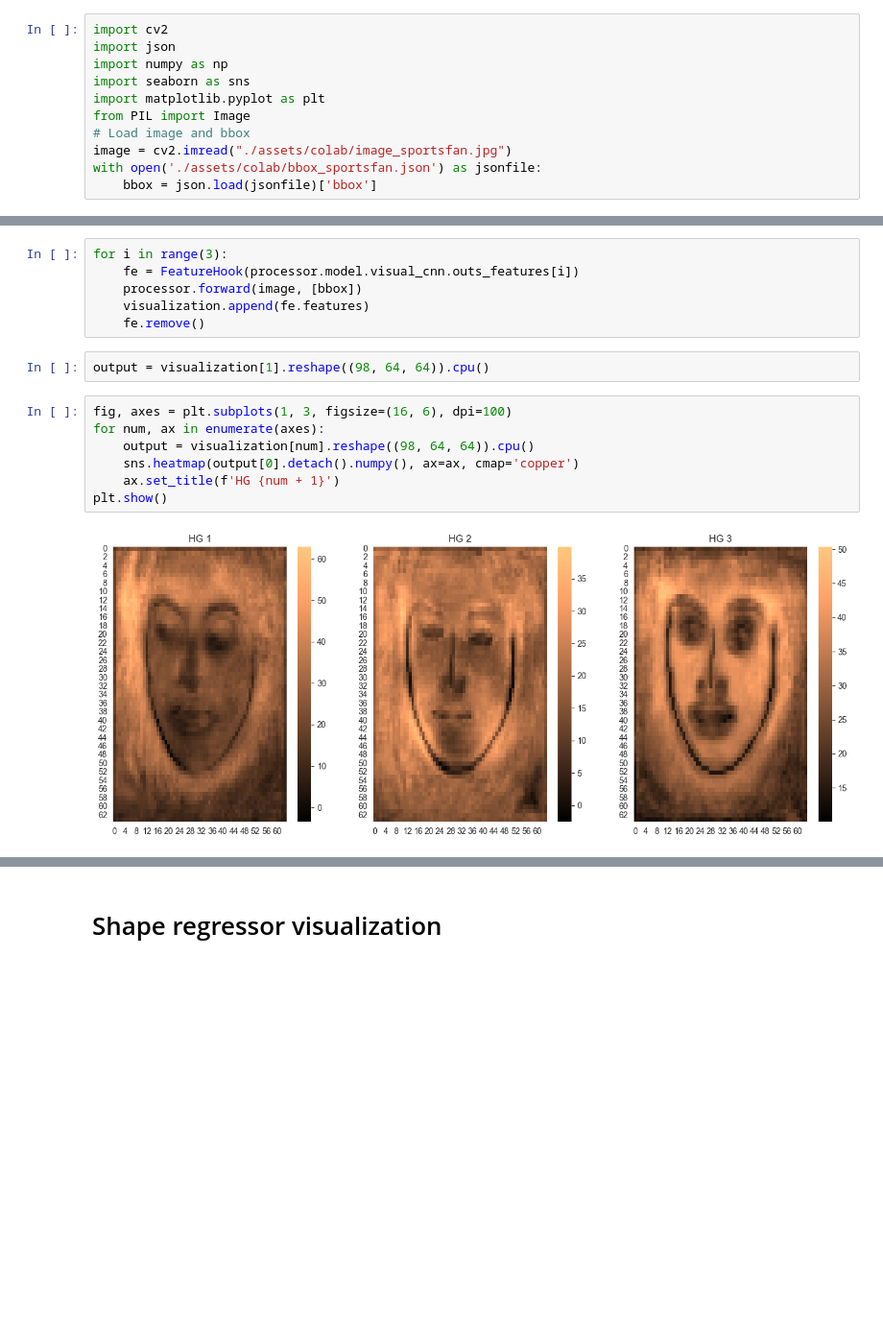
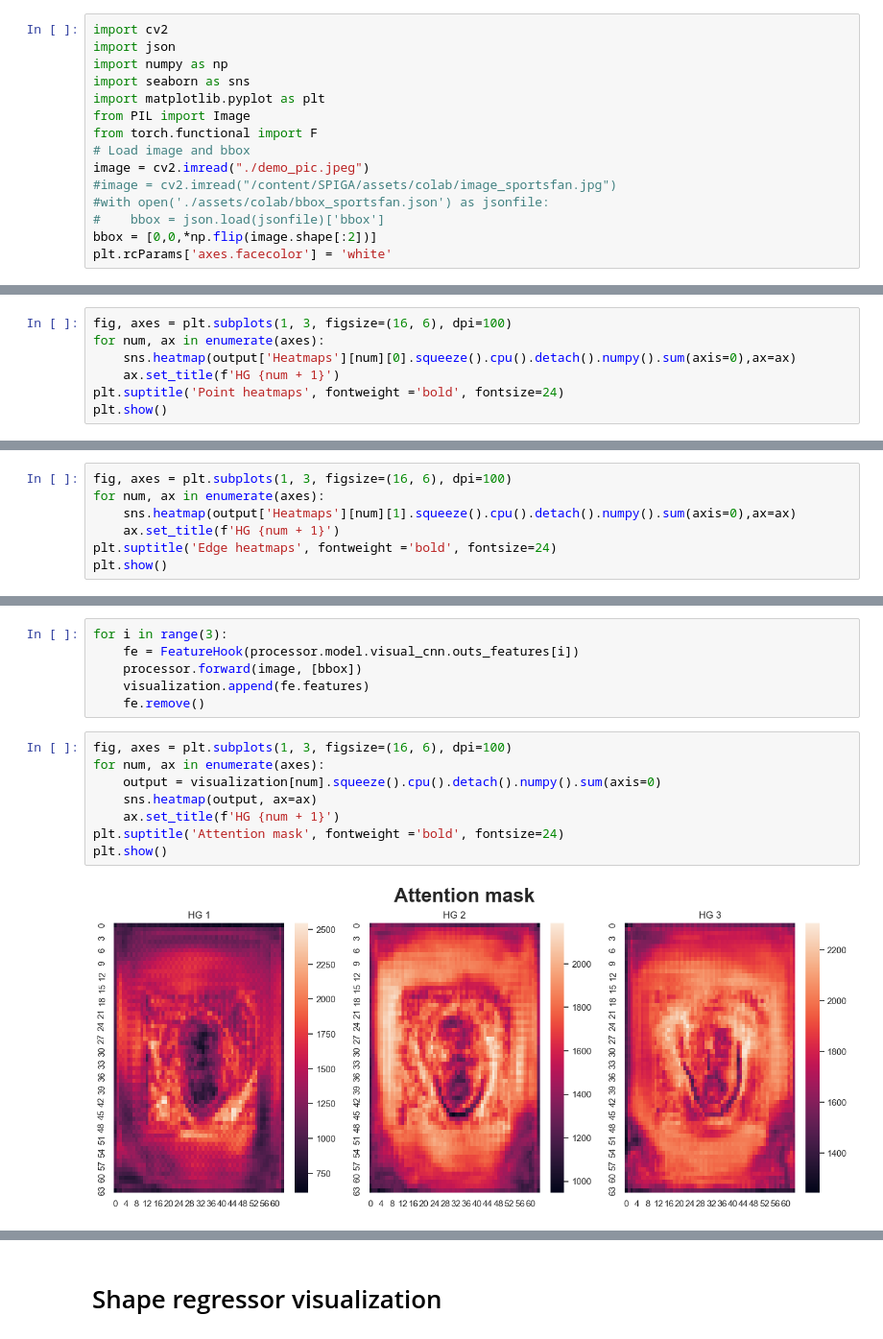
Before and after one commit to vieris123/SPIGA, a Jupyter notebook: demo.ipynb, the cells around one changed output, grey strips where cells are left out. Shown at 96% size. Cells and saved outputs as stored; diff of their text form; blank space fills up the shorter version.

Commit message:
Demo pic

```diff
--- a/demo.ipynb
+++ b/demo.ipynb
@@ -5,7 +5,11 @@ import numpy as np
 import seaborn as sns
 import matplotlib.pyplot as plt
 from PIL import Image
+from torch.functional import F
 # Load image and bbox
-image = cv2.imread("./assets/colab/image_sportsfan.jpg")
-with open('./assets/colab/bbox_sportsfan.json') as jsonfile:
-    bbox = json.load(jsonfile)['bbox']
+image = cv2.imread("./demo_pic.jpeg")
+#image = cv2.imread("/content/SPIGA/assets/colab/image_sportsfan.jpg")
+#with open('./assets/colab/bbox_sportsfan.json') as jsonfile:
+#    bbox = json.load(jsonfile)['bbox']
+bbox = [0,0,*np.flip(image.shape[:2])]
+plt.rcParams['axes.facecolor'] = 'white'
@@ -33,0 +47,7 @@ class FeatureHook:
+# %%
+fig, axes = plt.subplots(1, 3, figsize=(16, 6), dpi=100)
+for num, ax in enumerate(axes):
+    sns.heatmap(output['Heatmaps'][num][0].squeeze().cpu().detach().numpy().sum(axis=0),ax=ax)
+    ax.set_title(f'HG {num + 1}')
+plt.suptitle('Point heatmaps', fontweight ='bold', fontsize=24)
+plt.show()
@@ -33,0 +56,7 @@ class FeatureHook:
+# %%
+fig, axes = plt.subplots(1, 3, figsize=(16, 6), dpi=100)
+for num, ax in enumerate(axes):
+    sns.heatmap(output['Heatmaps'][num][1].squeeze().cpu().detach().numpy().sum(axis=0),ax=ax)
+    ax.set_title(f'HG {num + 1}')
+plt.suptitle('Edge heatmaps', fontweight ='bold', fontsize=24)
+plt.show()
@@ -39,14 +70,13 @@ for i in range(3):
     processor.forward(image, [bbox])
     visualization.append(fe.features)
     fe.remove()
-# %%
-output = visualization[1].reshape((98, 64, 64)).cpu()
 # %%
 fig, axes = plt.subplots(1, 3, figsize=(16, 6), dpi=100)
 for num, ax in enumerate(axes):
-    output = visualization[num].reshape((98, 64, 64)).cpu()
-    sns.heatmap(output[0].detach().numpy(), ax=ax, cmap='copper')
+    output = visualization[num].squeeze().cpu().detach().numpy().sum(axis=0)
+    sns.heatmap(output, ax=ax)
     ax.set_title(f'HG {num + 1}')
+plt.suptitle('Attention mask', fontweight ='bold', fontsize=24)
 plt.show()
 # %% [output]
-[figure, old version]
+[figure, new version]
```
Also changed, not shown: parts of 13 cells of this notebook, 2 other files.
